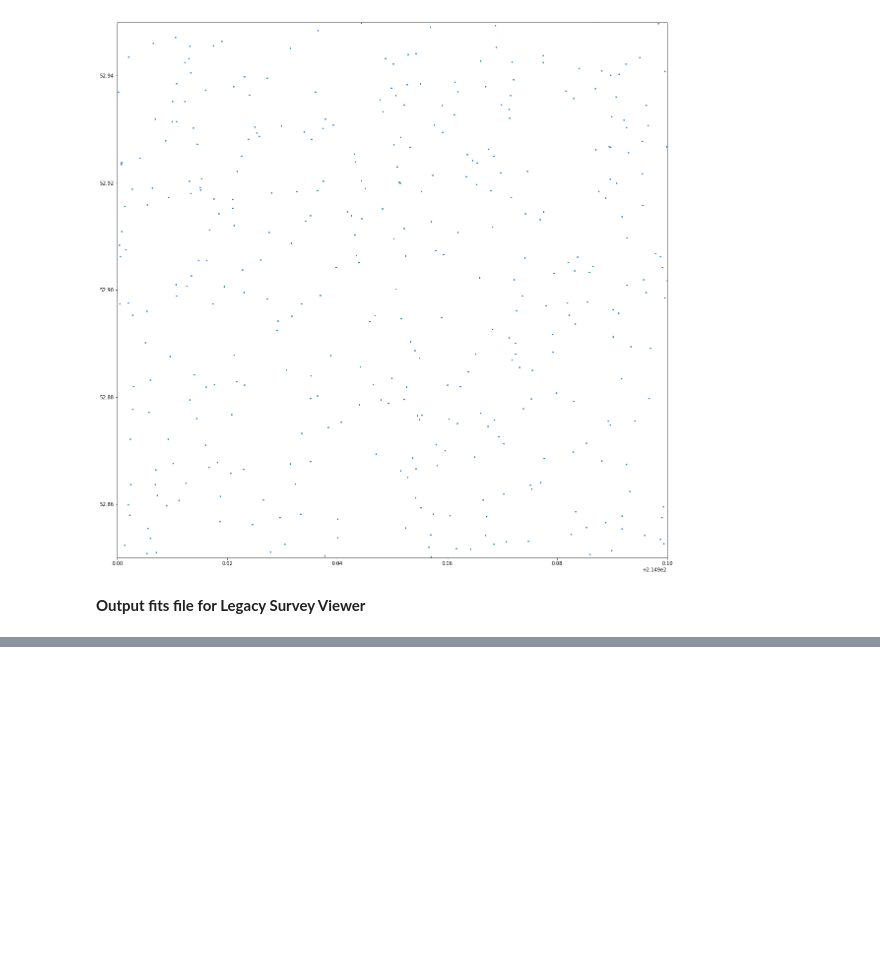
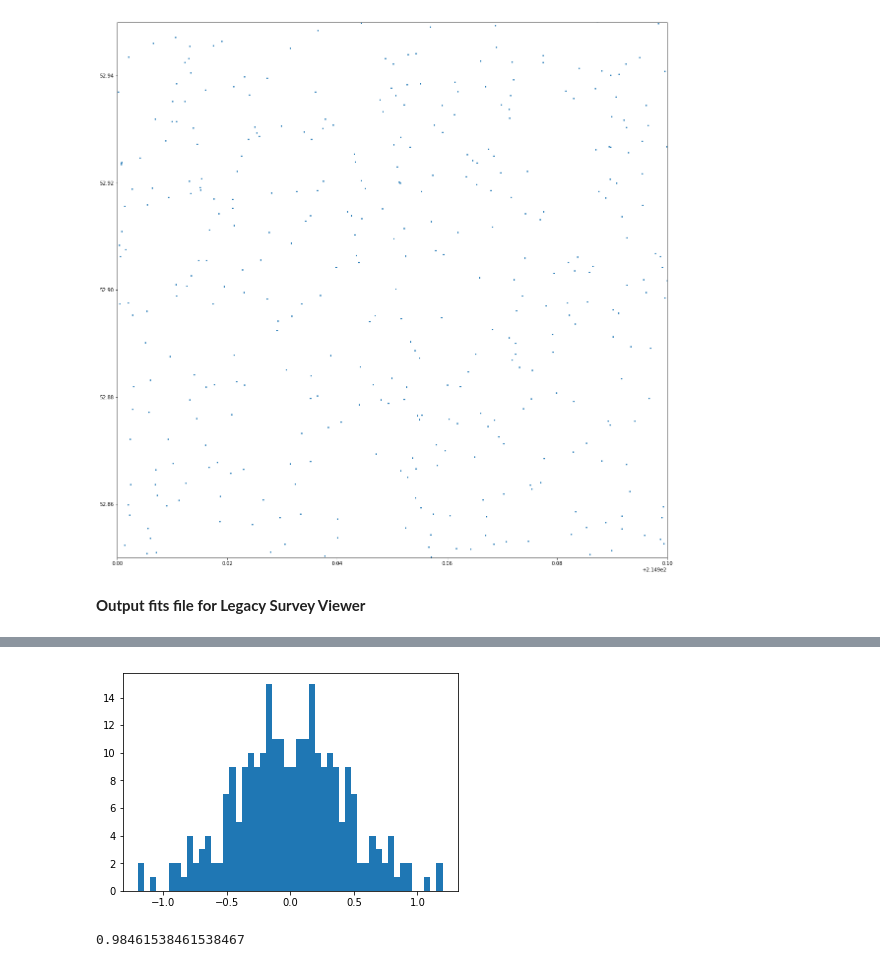
Before and after one commit to rongpu/desi-truth-table, a Jupyter notebook: notebooks/check_for_duplicates.ipynb, the cells around one changed output, grey strips where cells are left out. Cells and saved outputs as stored; diff of their text form; code cells hidden in the pictures; blank space fills up the shorter version.

```diff
--- a/notebooks/check_for_duplicates.ipynb
+++ b/notebooks/check_for_duplicates.ipynb
@@ -246,0 +353,9 @@ cat1.write('/Users/roz18/Documents/Temp/desi-truth-table/3dhst-part-of-aegis.fit
+# %%
+plt.hist(cat['r_SDSS'][mask][idx1] - cat['r_SDSS'][mask][idx2], 50)
+plt.show()
+# %% [output]
+[figure, added]
+# %%
+np.sum(np.abs(cat['Redshift'][mask][idx1] - cat['Redshift'][mask][idx2])<0.01)/len(idx2)
+# %% [output]
+0.98461538461538467
```
Also changed, not shown: parts of 17 cells of this notebook, 4 other files.
